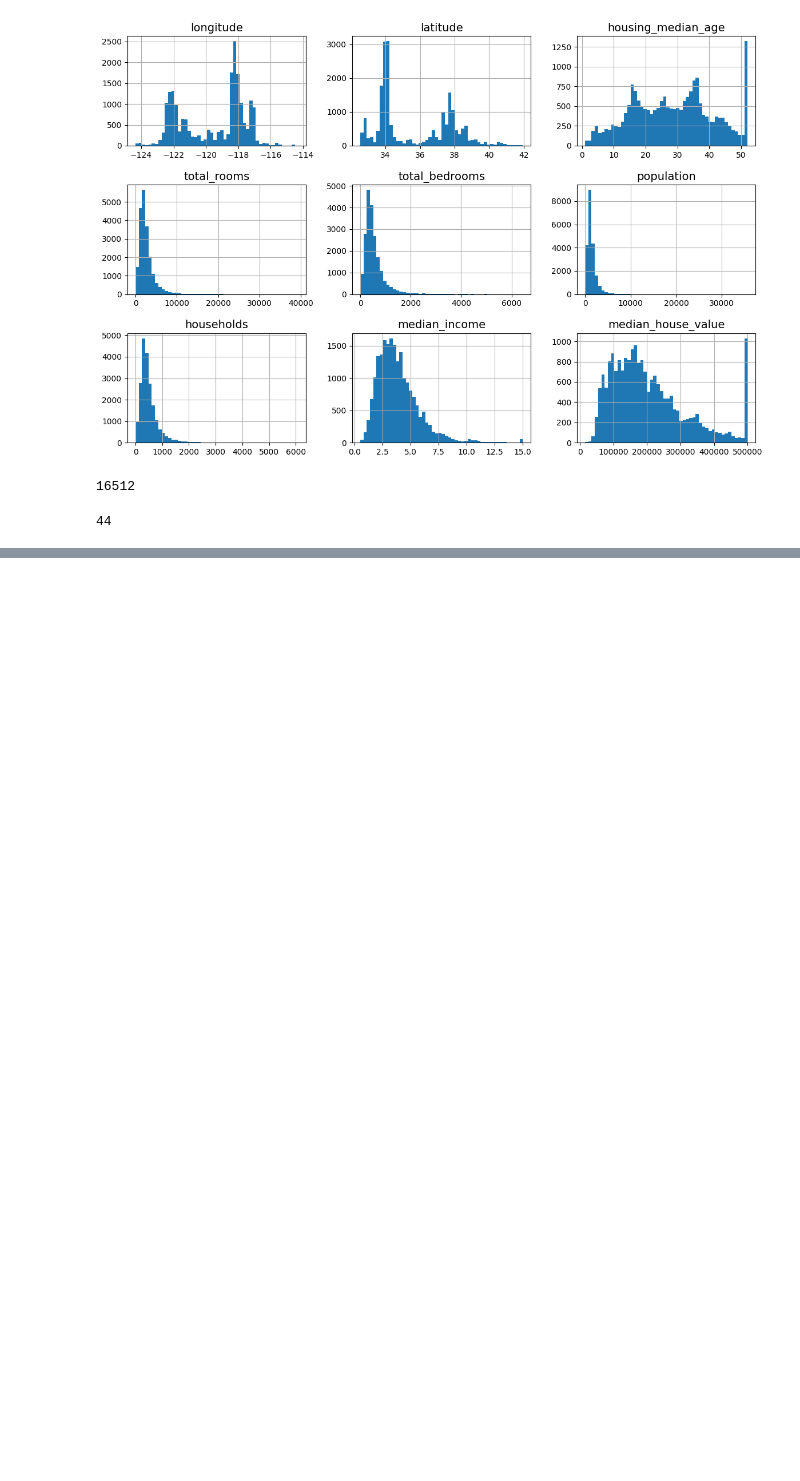
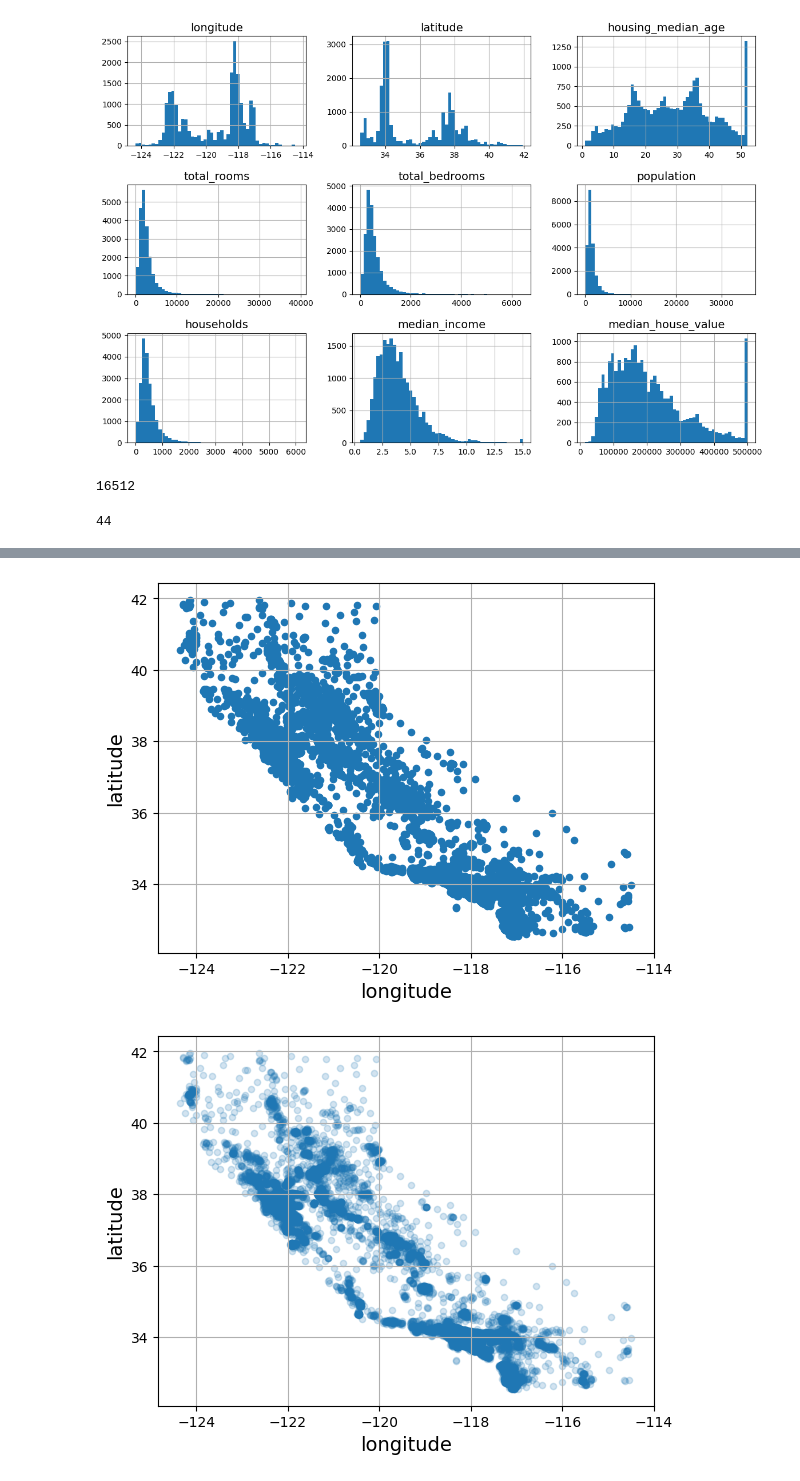
Before and after one commit to boscojohn-ship/COSC3380_Project1, a Jupyter notebook: main.ipynb, the cells around one changed output, grey strips where cells are left out. Cells and saved outputs as stored; diff of their text form; code cells hidden in the pictures; blank space fills up the shorter version.

```diff
--- a/main.ipynb
+++ b/main.ipynb
@@ -161,0 +220,27 @@ test_set["total_bedrooms"].isnull().sum()
+# %%
+"""
+(Commentator- Gio)
+This portion is to explore and visualize the data to gain insights.
+The goal is to go into a little more depth.
+"""
+housing = strat_train_set.copy() #creates a copy to revert to
+# %%
+#(commentator-Gio) This creates a scatter plot of the data
+
+#version 1
+housing.plot(kind="scatter", x="longitude", y="latitude", grid=True)
+plt.show()
+
+#version 2 - changed alpha to .2 to make it easier to see patterns
+housing.plot(kind="scatter", x="longitude", y="latitude", grid=True, alpha=0.2)
+plt.show()
+
+#version 3 - changed other attributes to recognize patterns in data furhter
+housing.plot(kind="scatter", x="longitude", y="latitude", grid=True,
+             s=housing["population"] / 100, label="population",
+             c="median_house_value", cmap="jet", colorbar=True,
+             legend=True, sharex=False, figsize=(10, 7))
+plt.show()
+# %% [output]
+[figure, added]
+[figure, added]
```
Also changed, not shown: parts of 10 cells of this notebook, 1 other file.
